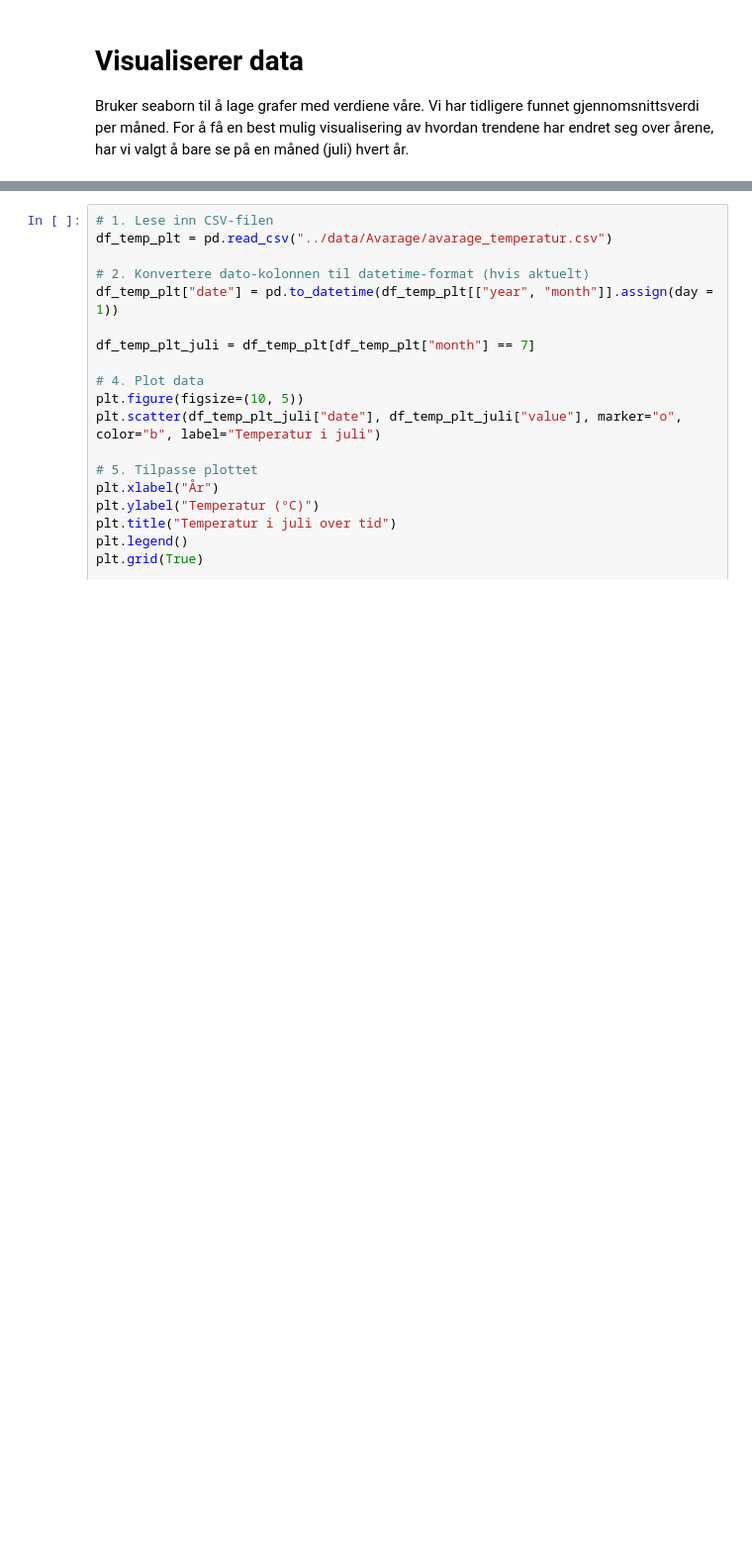
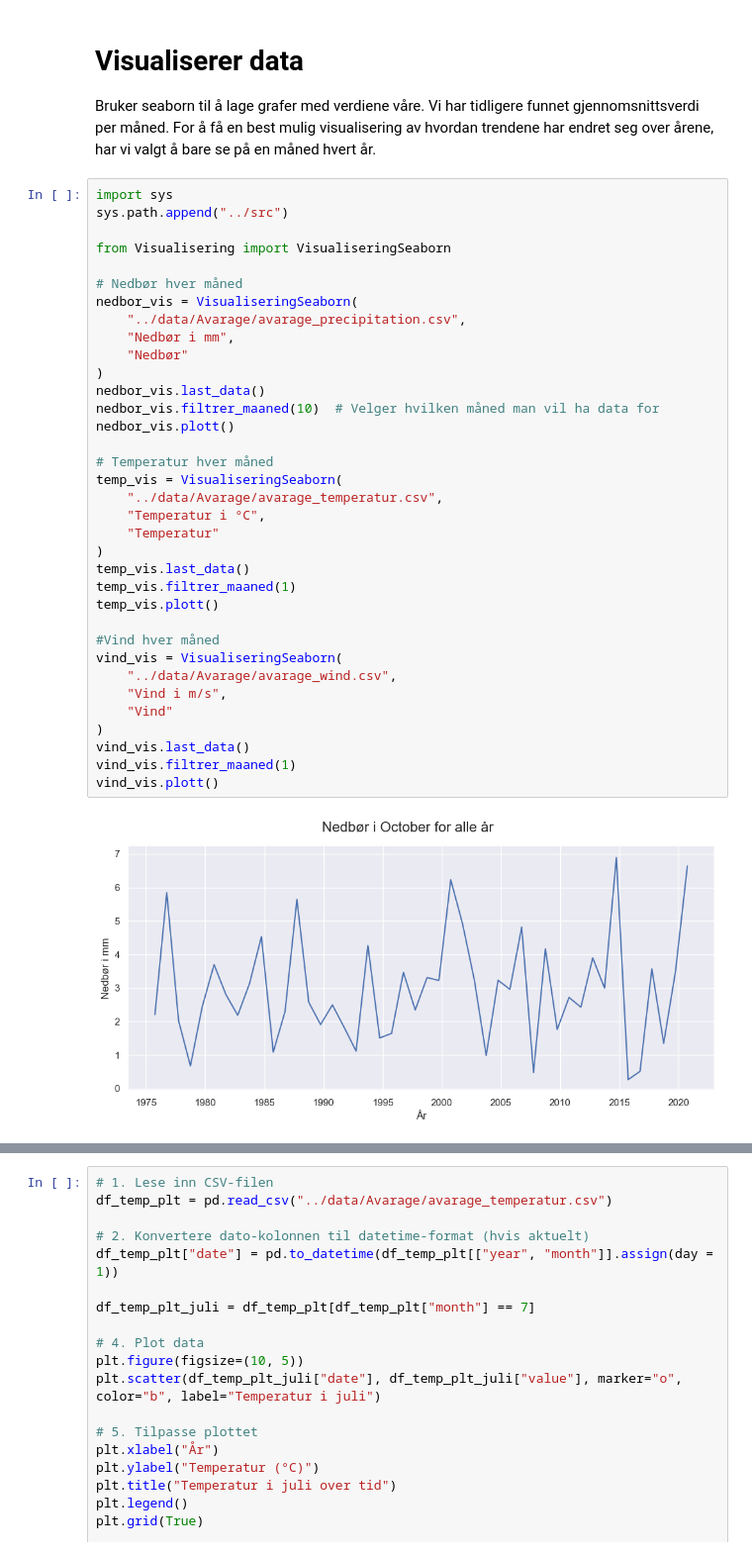
Before and after one commit to Annabrekka/Miljodataanalyse, a Jupyter notebook: notebooks/visualisering.ipynb, the cells around one changed output, grey strips where cells are left out. Shown at 99% size. Saved outputs shown, nothing was run; the diff lists cells and outputs as text; blank space fills up the shorter version.

```diff
--- a/notebooks/visualisering.ipynb
+++ b/notebooks/visualisering.ipynb
@@ -1,3 +1,40 @@
 # %% [markdown]
 # Visualiserer data
-Bruker seaborn til å lage grafer med verdiene våre. Vi har tidligere funnet gjennomsnittsverdi per måned. For å få en best mulig visualisering av hvordan trendene har endret seg over årene, har vi valgt å bare se på en måned (juli) hvert år.
+Bruker seaborn til å lage grafer med verdiene våre. Vi har tidligere funnet gjennomsnittsverdi per måned. For å få en best mulig visualisering av hvordan trendene har endret seg over årene, har vi valgt å bare se på en måned hvert år.
+# %%
+import sys
+sys.path.append("../src")
+
+from Visualisering import VisualiseringSeaborn
+
+# Nedbør hver måned
+nedbor_vis = VisualiseringSeaborn(
+    "../data/Avarage/avarage_precipitation.csv",
+    "Nedbør i mm",
+    "Nedbør"
+)
+nedbor_vis.last_data()
+nedbor_vis.filtrer_maaned(10)  # Velger hvilken måned man vil ha data for
+nedbor_vis.plott()
+
+# Temperatur hver måned
+temp_vis = VisualiseringSeaborn(
+    "../data/Avarage/avarage_temperatur.csv",
+    "Temperatur i °C",
+    "Temperatur"
+)
+temp_vis.last_data()
+temp_vis.filtrer_maaned(1)
+temp_vis.plott()
+
+#Vind hver måned
+vind_vis = VisualiseringSeaborn(
+    "../data/Avarage/avarage_wind.csv",
+    "Vind i m/s",
+    "Vind"
+)
+vind_vis.last_data()
+vind_vis.filtrer_maaned(1)
+vind_vis.plott()
+# %% [output]
+[figure, added]
```
Also changed, not shown: parts of 31 cells of this notebook, 1 other file.
